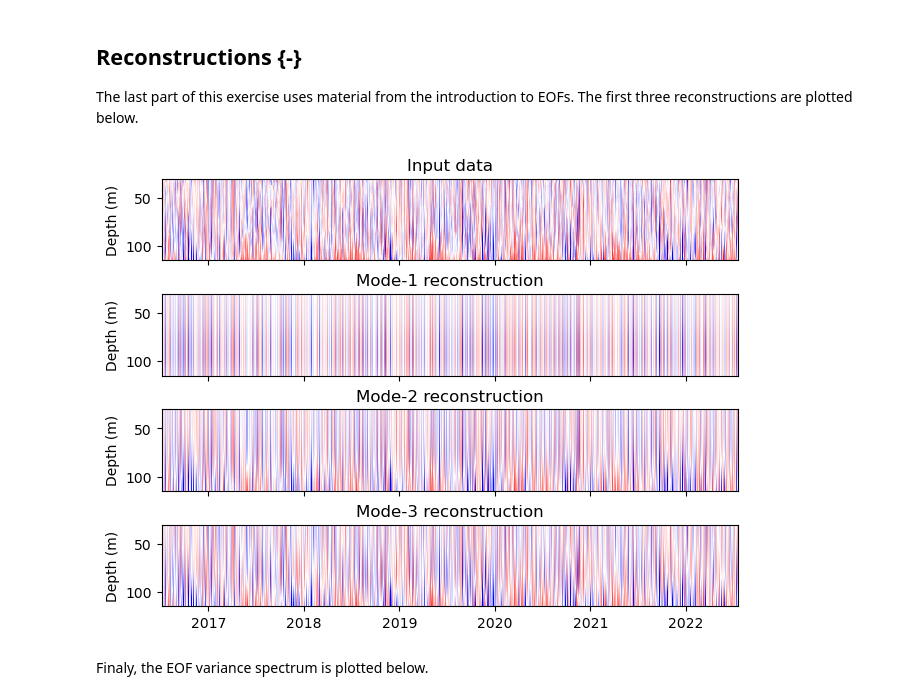
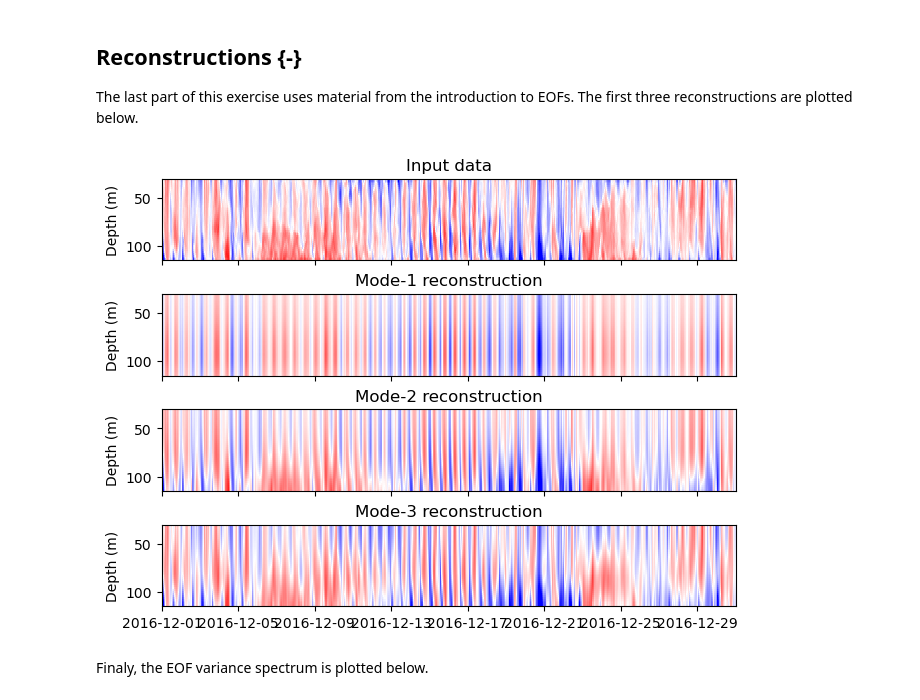
Before and after one commit to hhourston/Data_Module, a Jupyter notebook: codes/eof-analysis/eof_error_map_adcp.ipynb, the cells around one changed output. Drawn from its saved outputs; the diff is of its cells as text; code cells hidden in the pictures.

```diff
--- a/codes/eof-analysis/eof_error_map_adcp.ipynb
+++ b/codes/eof-analysis/eof_error_map_adcp.ipynb
@@ -198,29 +228,32 @@ The last part of this exercise uses material from the introduction to EOFs. The
 # %%
 modes = 3
 fig, axs = plt.subplots(nrows=modes+1, sharex=True, layout='constrained')
 
 m = 0
 axs[m].pcolormesh(
     datetime_even, bins_lim,
     u_even, cmap='bwr', shading='nearest',
     vmin=-vlim, vmax=vlim
 )
 axs[m].set_ylabel('Depth (m)')
 axs[m].set_ylim(115, 30)
 axs[m].set_title('Input data')
 
 for m in range(1, modes + 1):
     axs[m].pcolormesh(
         datetime_even, bins_lim,
         cumul_approx[m - 1],
         cmap='bwr', shading='nearest',
         vmin=-vlim, vmax=vlim
     )
     axs[m].set_ylabel('Depth (m)')
     axs[m].set_ylim(115, 30)
+    axs[m].set_xlim(pd.to_datetime('2016-12-01'), pd.to_datetime('2016-12-31'))
     axs[m].set_title(f'Mode-{m} reconstruction')
+
+# plt.savefig('adcp_hak1_reconstruction.png')
 # %% [output]
-[figure, old version]
+[figure, new version]
 # %% [markdown]
 Finaly, the EOF variance spectrum is plotted below.
 # %%
```
Also changed, not shown: parts of 13 cells of this notebook.
